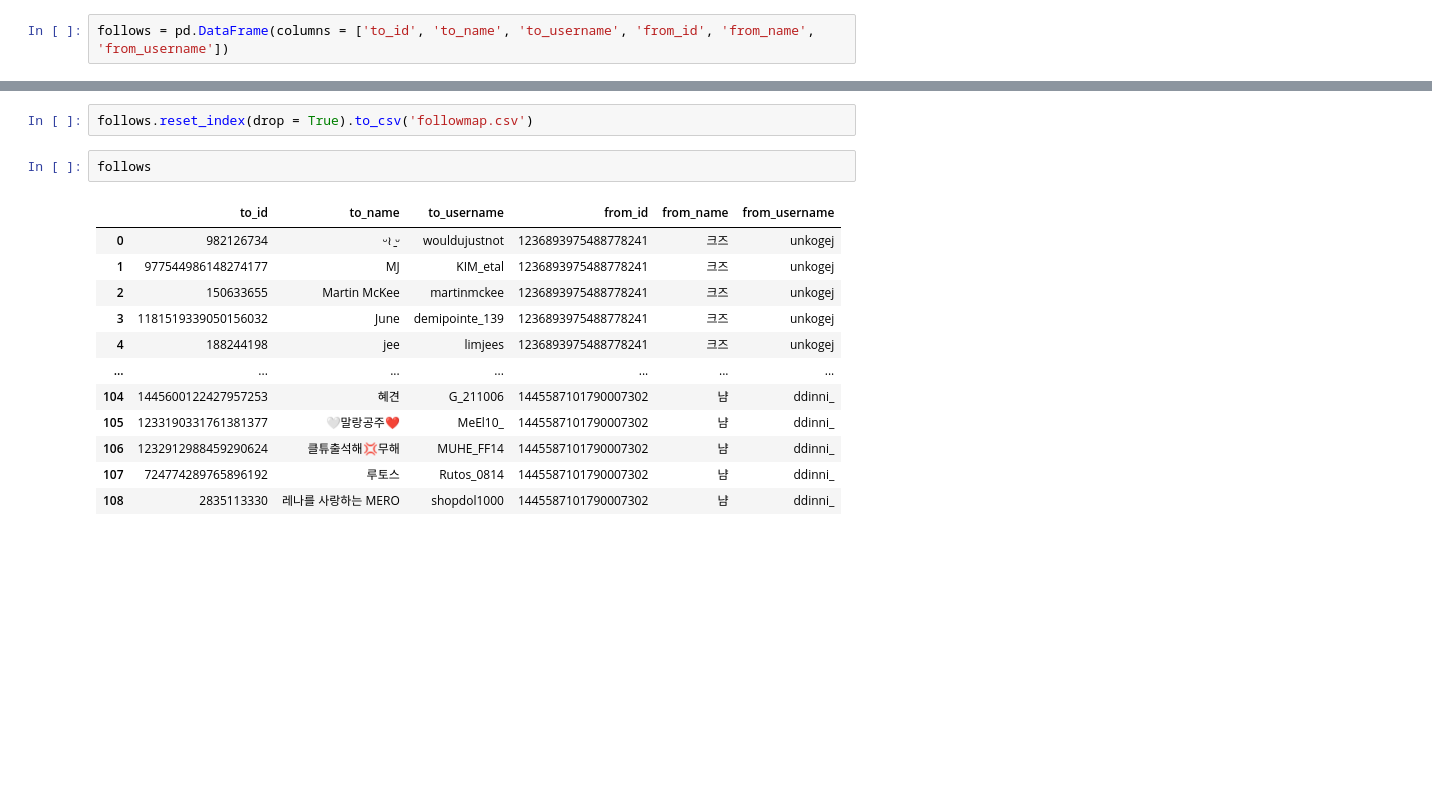
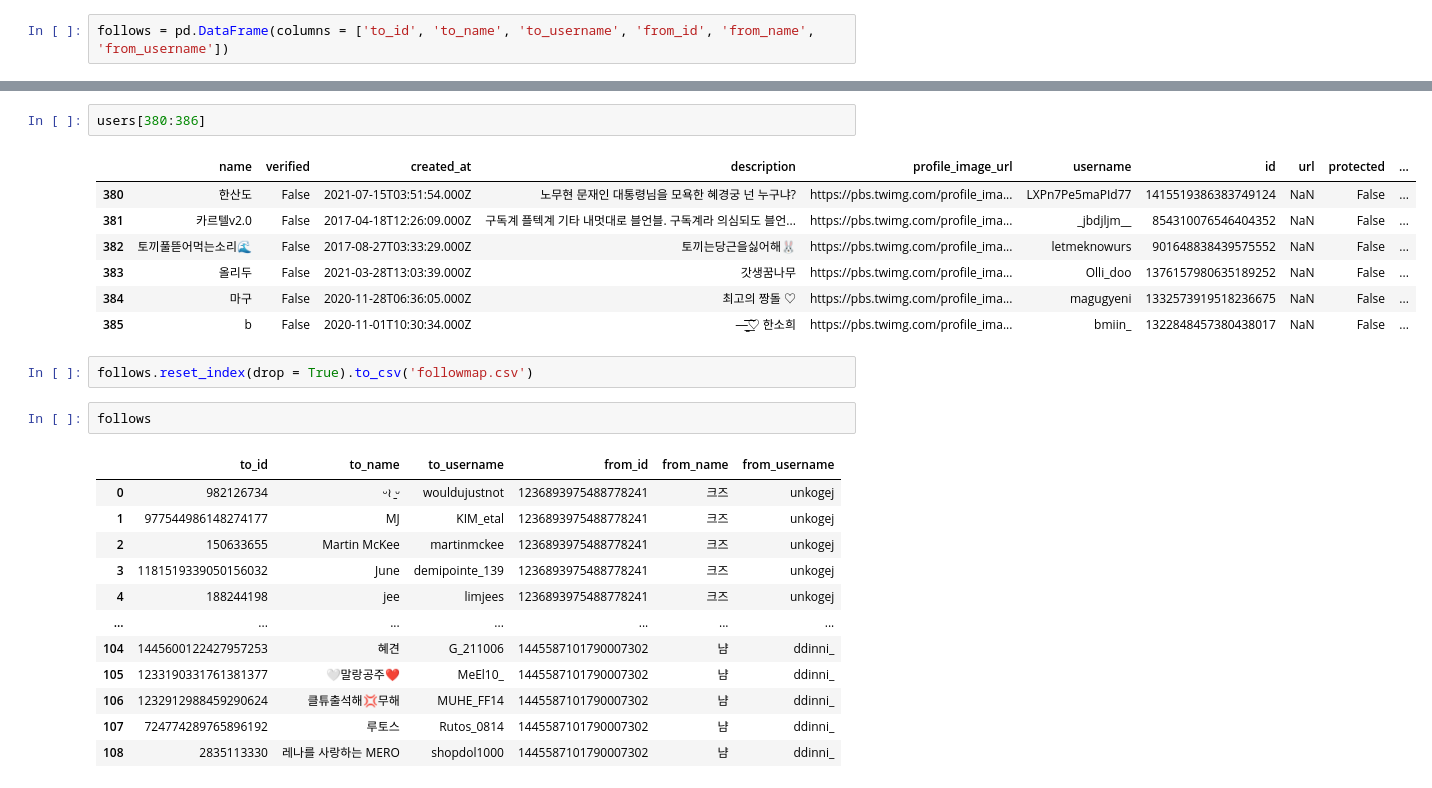
Before and after one commit to fromakim/2021Election_Analysis, a Jupyter notebook: data_getfollowers.ipynb, the cells around one changed output, grey strips where cells are left out. Saved outputs shown, nothing was run; the diff lists cells and outputs as text; blank space fills up the shorter version.

```diff
--- a/data_getfollowers.ipynb
+++ b/data_getfollowers.ipynb
@@ -144,3 +149,13 @@ users[230:235]
+# %%
+users[380:386]
+# %% [output]
+|  | name | verified | created_at | description | profile_image_url | username | id | url | protected | ... |
+| 380 | 한산도 | False | 2021-07-15T03:51:54.000Z | 노무현 문재인 대통령님을 모욕한 혜경궁 넌 누구냐? | https://pbs.twimg.com/profile_ima... | LXPn7Pe5maPId77 | 1415519386383749124 | NaN | False | ... |
+| 381 | 카르텔v2.0 | False | 2017-04-18T12:26:09.000Z | 구독계 플텍계 기타 내멋대로 블언블. 구독계라 의심되도 블언... | https://pbs.twimg.com/profile_ima... | _jbdjljm__ | 854310076546404352 | NaN | False | ... |
+| 382 | 토끼풀뜯어먹는소리🌊 | False | 2017-08-27T03:33:29.000Z | 토끼는당근을싫어해🐰 | https://pbs.twimg.com/profile_ima... | letmeknowurs | 901648838439575552 | NaN | False | ... |
+| 383 | 올리두 | False | 2021-03-28T13:03:39.000Z | 갓생꿈나무 | https://pbs.twimg.com/profile_ima... | Olli_doo | 1376157980635189252 | NaN | False | ... |
+| 384 | 마구 | False | 2020-11-28T06:36:05.000Z | 최고의 짱돌 ♡ | https://pbs.twimg.com/profile_ima... | magugyeni | 1332573919518236675 | NaN | False | ... |
+| 385 | b | False | 2020-11-01T10:30:34.000Z | —̳͟͞͞♡ 한소희 | https://pbs.twimg.com/profile_ima... | bmiin_ | 1322848457380438017 | NaN | False | ... |
 # %%
 follows.reset_index(drop = True).to_csv('followmap.csv')
 # %%
```
Also changed, not shown: parts of 5 cells of this notebook.
